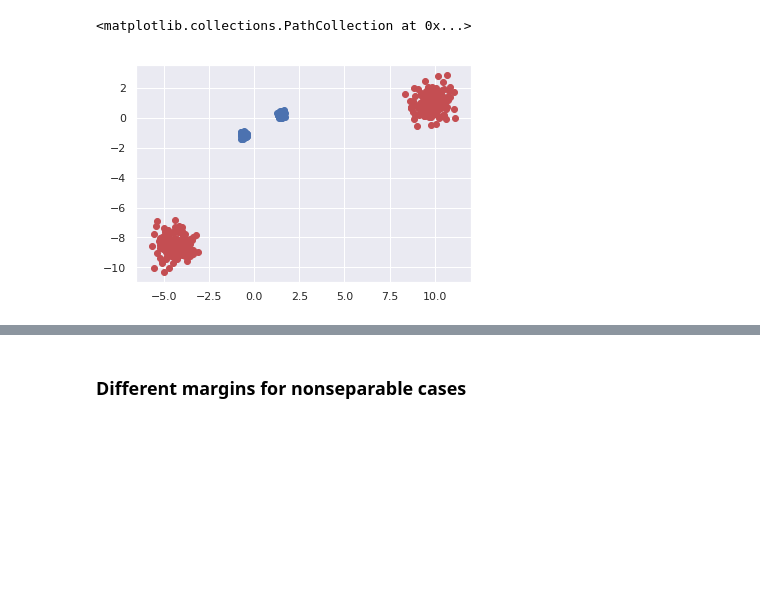
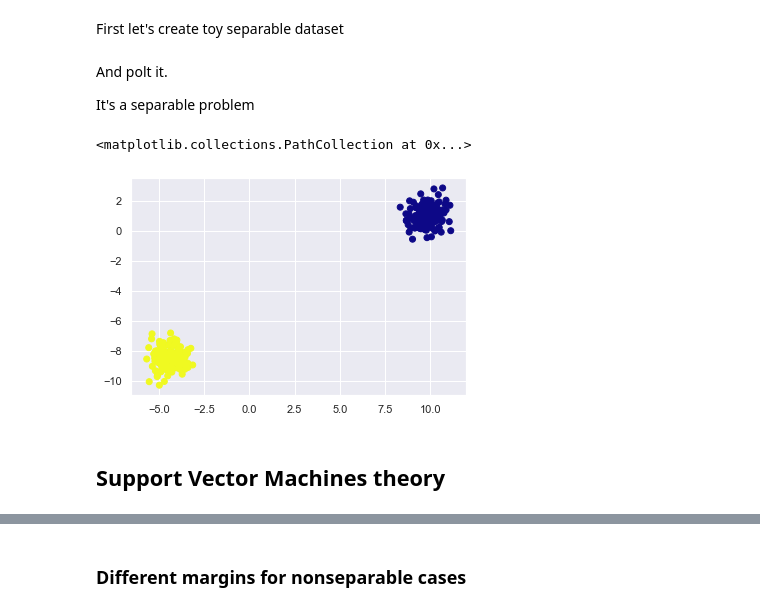
Before and after one commit to girafe-ai/ml-course, a Jupyter notebook: week0_04_svm_and_pca/SVM_seminar.ipynb, the cells around one changed output, grey strips where cells are left out. Saved outputs shown, nothing was run; the diff lists cells and outputs as text; code cells hidden in the pictures; blank space fills up the shorter version.

```diff
--- a/week0_04_svm_and_pca/SVM_seminar.ipynb
+++ b/week0_04_svm_and_pca/SVM_seminar.ipynb
@@ -14,9 +4,0 @@ plt.scatter(x=X[:, 0], y=X[:, 1])
-# %%
-data = X  # Before feature scaling
-X = (X - X.mean())/X.std()  # Feature scaling
-Y[Y == 0] = -1  # Replace zeros with -1
-plt.scatter(x=X[:, 0], y=X[:, 1])  # After feature scaling
-plt.scatter(x=data[:, 0], y=data[:, 1], c='r')  # Before feature scaling
-# %% [output]
-<matplotlib.collections.PathCollection at 0x...>
-[figure, removed]
@@ -22,0 +20,2 @@ plt.scatter(x=data[:, 0], y=data[:, 1], c='r')  # Before feature scaling
+# %% [markdown]
+First let's create toy separable dataset
@@ -23 +25,12 @@ plt.scatter(x=data[:, 0], y=data[:, 1], c='r')  # Before feature scaling
+# %% [markdown]
+And polt it.
+
+It's a separable problem
+# %%
+plt.scatter(X[:, 0], X[:, 1], c=Y, cmap='plasma')
+# %% [output]
+<matplotlib.collections.PathCollection at 0x...>
+[figure, added]
+# %% [markdown]
+## Support Vector Machines theory
 # %% [markdown]
```
Also changed, not shown: parts of 29 cells of this notebook.
